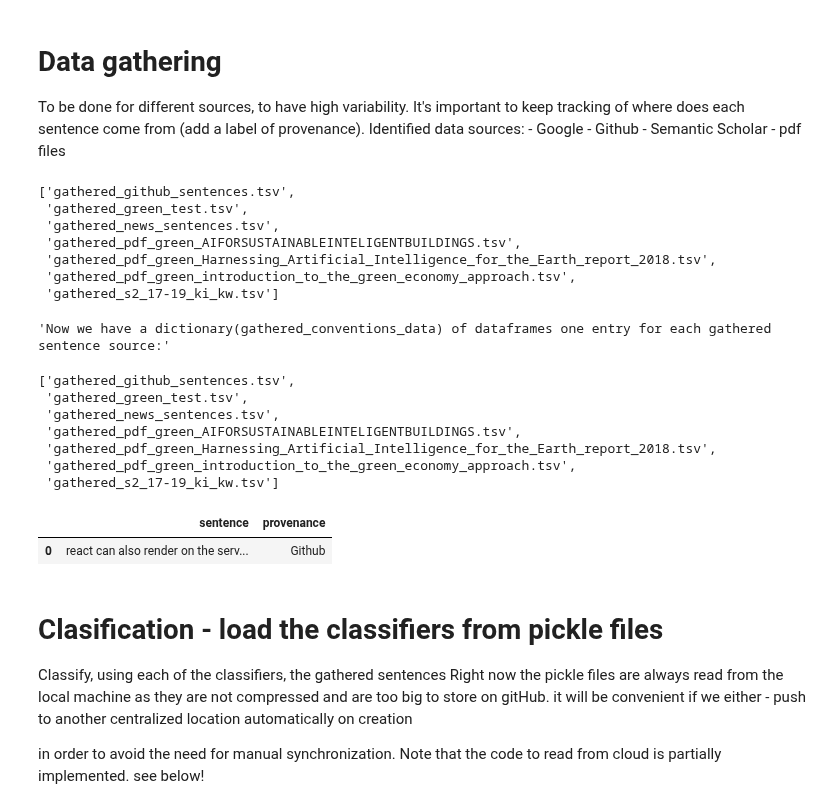
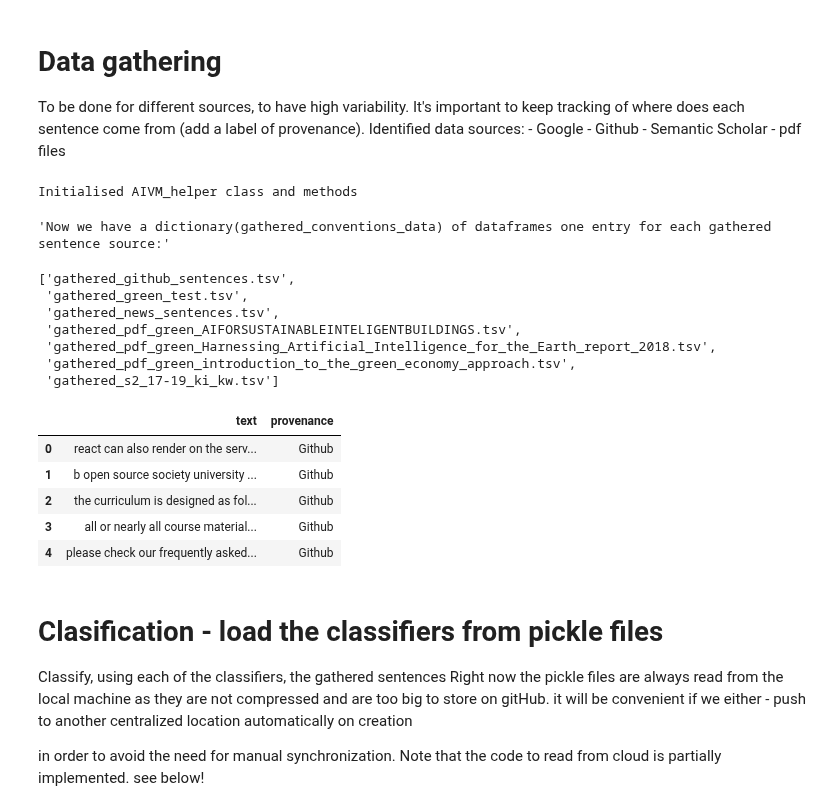
Before and after one commit to aideenf/AIVC, a Jupyter notebook: cp_wssc/Iterative models building_V1.2.ipynb, the cells around one changed output. Cells and saved outputs as stored; diff of their text form; code cells hidden in the pictures.

```diff
--- a/cp_wssc/Iterative models building_V1.2.ipynb
+++ b/cp_wssc/Iterative models building_V1.2.ipynb
@@ -114,44 +67,35 @@ def aggrigate_gathered_data_from_git (gathered_data_dir_git,
-# %%
-gathered_conventions_files = []
-gathered_conventions_data = {}
-
-if(USE_GIT_HUB == False):
-    #For each file() in gathered conventions folder
-    gathered_conventions_files = [f for f in os.listdir(paths.GATHERED_DATA_CONV_DIR_LOCAL)]
-    gathered_conventions_files = aivm_helper.remove_excluded_files(gathered_conventions_files)
-    for f in gathered_conventions_files:
-        gathered_conventions_data[aivm_helper.clean_file_name(f)] = pd.read_csv(os.path.join(paths.GATHERED_DATA_CONV_DIR_LOCAL, f), sep='\t')
-
-
-if(USE_GIT_HUB == True):
-
-    gathered_conventions_files, gathered_conventions_data = aggrigate_gathered_data_from_git (paths.GATHERED_DATA_CONV_DIR_GIT,
-                            paths.GITHUB_GATHERED_URL_PATH,
-                            GIT_OWNER,
-                            GIT_REPO)
-# %% [output]
-['gathered_github_sentences.tsv',
- 'gathered_green_test.tsv',
- 'gathered_news_sentences.tsv',
- 'gathered_pdf_green_AIFORSUSTAINABLEINTELIGENTBUILDINGS.tsv',
- 'gathered_pdf_green_Harnessing_Artificial_Intelligence_for_the_Earth_report_2018.tsv',
- 'gathered_pdf_green_introduction_to_the_green_economy_approach.tsv',
- 'gathered_s2_17-19_ki_kw.tsv']
+# %%
+USE_GIT_HUB = True  #Use github directly to read the training data and gathered data
+
+# Read the gathered_data files "paths.TRAINING_DATA_DIR_FILE" with column_to_clean = 'text' and return
+# a pandas Data Frame
+gathered_conventions_files, gathered_conventions_df = model_helpers.get_aggregated_gathered_data (
+                            USE_GIT_HUB,
+                            paths.GATHERED_DATA_CONV_DIR_GIT,
+                            paths.GATHERED_DATA_CONV_DIR_LOCAL,
+                            paths.GITHUB_GATHERED_URL_PATH,
+                            paths.GIT_OWNER,
+                            paths.GIT_REPO)
+# %% [output]
+Initialised AIVM_helper class and methods
 # %%
 display ("Now we have a dictionary(gathered_conventions_data) of dataframes one entry for each gathered sentence source:" , gathered_conventions_files)
-
-display (gathered_conventions_data[list(gathered_conventions_data.keys())[0]].head(1))
+display (gathered_conventions_df.head(5))
 # %% [output]
 'Now we have a dictionary(gathered_conventions_data) of dataframes one entry for each gathered sentence source:'
 ['gathered_github_sentences.tsv',
  'gathered_green_test.tsv',
  'gathered_news_sentences.tsv',
  'gathered_pdf_green_AIFORSUSTAINABLEINTELIGENTBUILDINGS.tsv',
  'gathered_pdf_green_Harnessing_Artificial_Intelligence_for_the_Earth_report_2018.tsv',
  'gathered_pdf_green_introduction_to_the_green_economy_approach.tsv',
  'gathered_s2_17-19_ki_kw.tsv']
-|  | sentence | provenance |
+|  | text | provenance |
 | 0 | react can also render on the serv... | Github |
+| 1 | b open source society university ... | Github |
+| 2 | the curriculum is designed as fol... | Github |
+| 3 | all or nearly all course material... | Github |
+| 4 | please check our frequently asked... | Github |
 # %% [markdown]
 # Clasification - load the classifiers from pickle files
 
```
Also changed, not shown: parts of 31 cells of this notebook.
